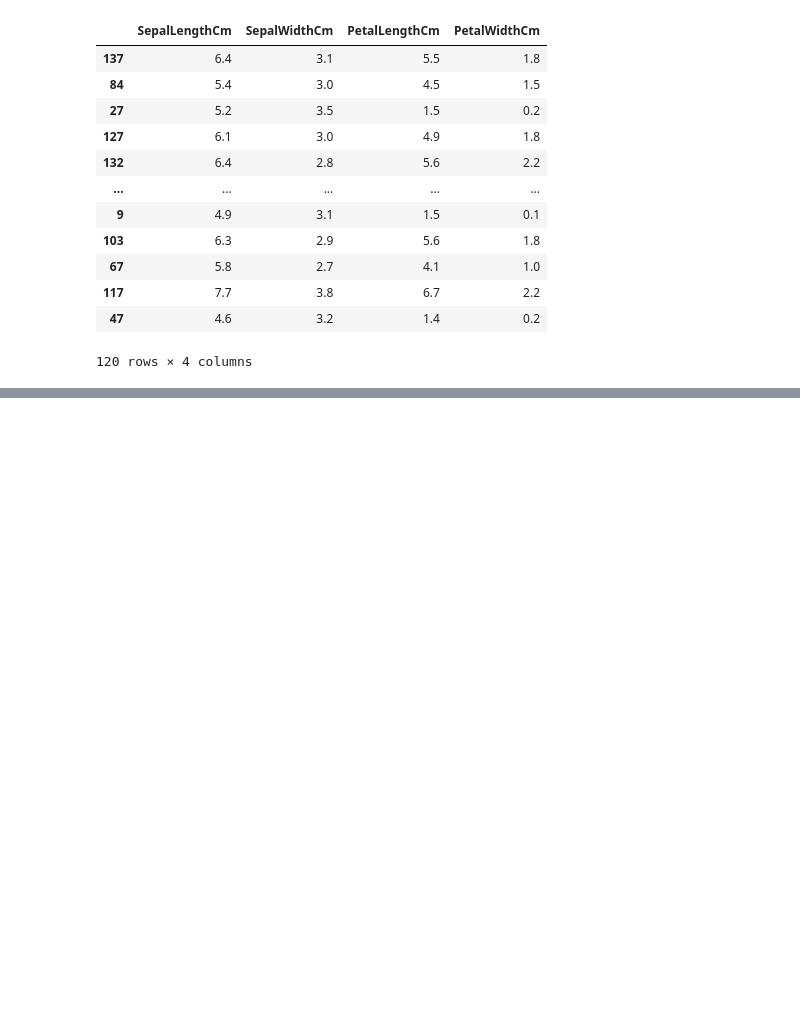
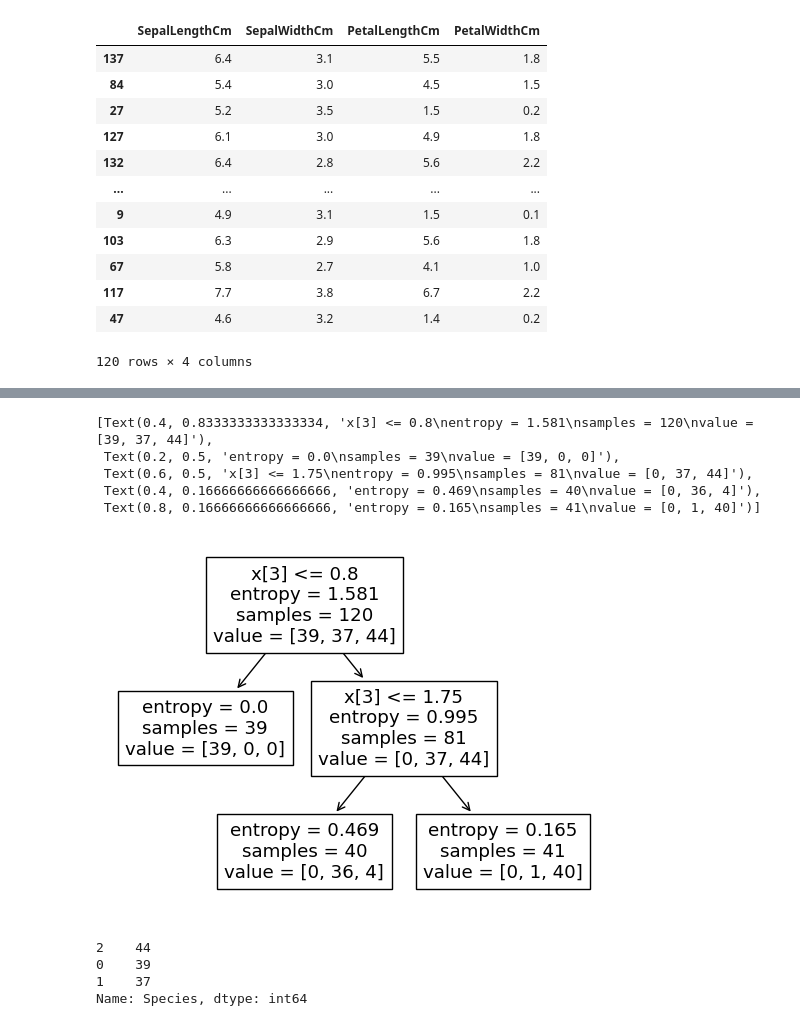
Before and after one commit to Ravindrakumarnayak/Machine_learning, a Jupyter notebook: decision_tree_practice_iris.ipynb, the cells around one changed output, grey strips where cells are left out. Drawn from its saved outputs; the diff is of its cells as text; code cells hidden in the pictures; blank space fills up the shorter version.

```diff
--- a/decision_tree_practice_iris.ipynb
+++ b/decision_tree_practice_iris.ipynb
@@ -147,0 +224,16 @@ x_train
+# %%
+tree.plot_tree(model)
+# %% [output]
+[Text(0.4, 0.8333333333333334, 'x[3] <= 0.8\nentropy = 1.581\nsamples = 120\nvalue = [39, 37, 44]'),
+ Text(0.2, 0.5, 'entropy = 0.0\nsamples = 39\nvalue = [39, 0, 0]'),
+ Text(0.6, 0.5, 'x[3] <= 1.75\nentropy = 0.995\nsamples = 81\nvalue = [0, 37, 44]'),
+ Text(0.4, 0.16666666666666666, 'entropy = 0.469\nsamples = 40\nvalue = [0, 36, 4]'),
+ Text(0.8, 0.16666666666666666, 'entropy = 0.165\nsamples = 41\nvalue = [0, 1, 40]')]
+[figure, added]
+# %%
+y_train.value_counts()
+# %% [output]
+2    44
+0    39
+1    37
+Name: Species, dtype: int64
```
Also changed, not shown: parts of 27 cells of this notebook.
